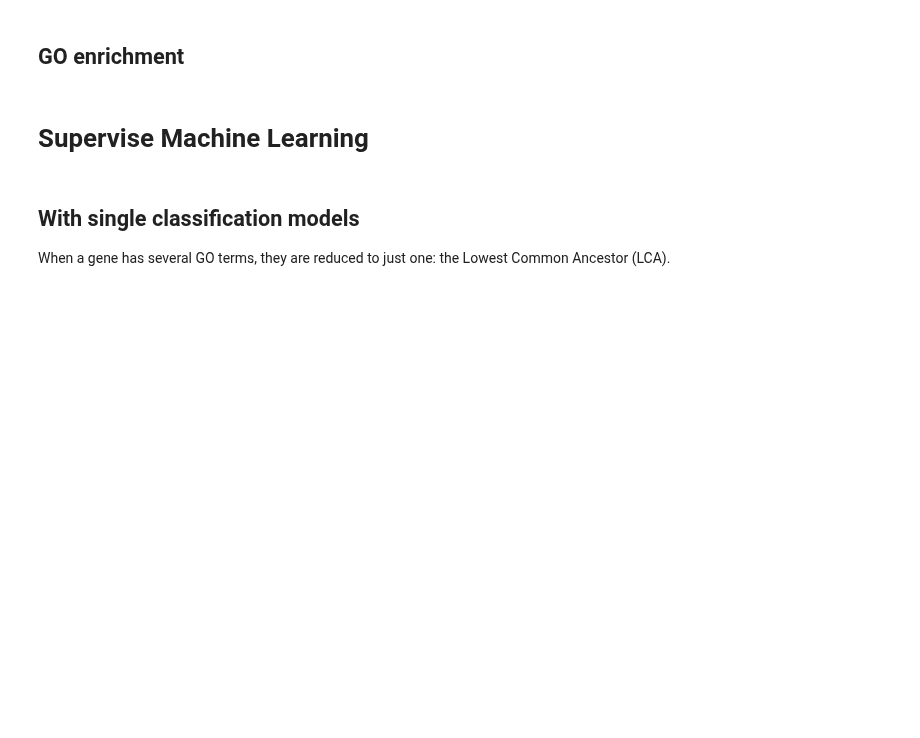
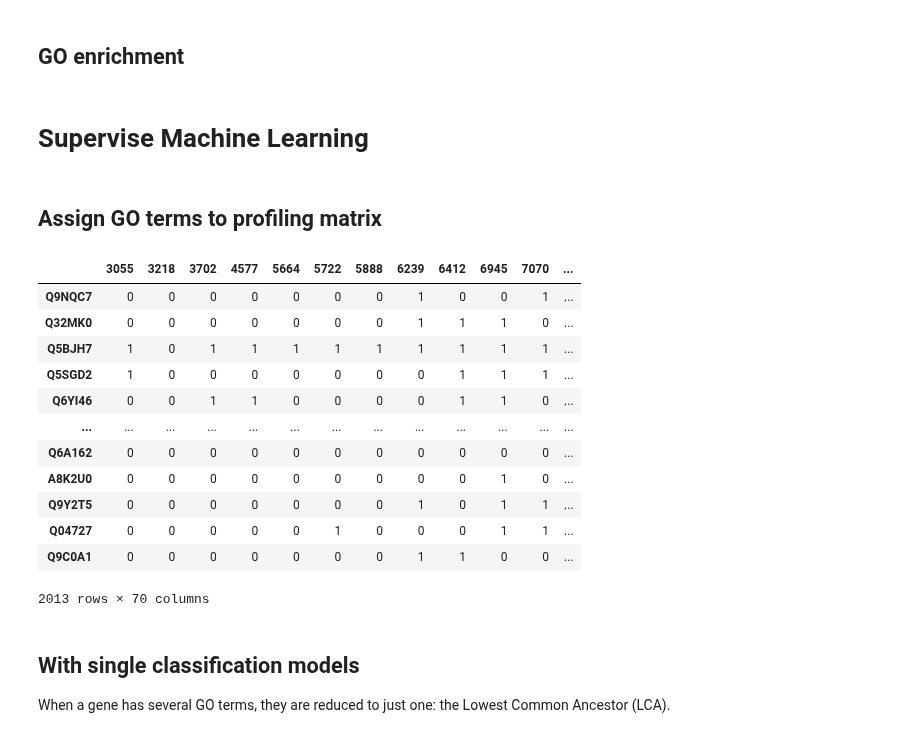
Before and after one commit to geovalexis/PP2GO, a Jupyter notebook: Methods.ipynb, the cells around one changed output. Saved outputs shown, nothing was run; the diff lists cells and outputs as text; code cells hidden in the pictures; blank space fills up the shorter version.

```diff
--- a/Methods.ipynb
+++ b/Methods.ipynb
@@ -561,7 +564,7 @@ human_orthologs_withGOids
 import pandas as pd
 import numpy as np
 
-human_orthologs = pd.read_csv("drive/MyDrive/TFG/human_orthologs_MtP-QfO2018.tsv", sep="\t", header=0, dtype={"human_gene": "string", "ortholog":"string", "ortholog_taxID":pd.Int64Dtype()})
+human_orthologs = pd.read_csv("drive/MyDrive/TFG/human_orthologs2taxIDs.tsv", sep="\t", header=0, dtype={"human_gene": "string", "ortholog":"string", "ortholog_taxID":pd.Int64Dtype()})
 sub2sp = pd.read_csv("drive/MyDrive/TFG/QFO_2018/subspecieID2specieID.tsv", sep="\t", header=0, dtype={"QfO_taxID":pd.Int64Dtype(), "specie_taxID": pd.Int64Dtype(), "species_name": "string"})
 
 # Clean and check
@@ -1024,6 +1027,34 @@ sns.clustermap(original_matrix,
 ## GO enrichment
 # %% [markdown]
 # Supervise Machine Learning
+# %% [markdown]
+## Assign GO terms to profiling matrix
+# %%
+import json
+import pandas as pd
+from sklearn.model_selection import train_test_split
+
+profiling_matrix_presence_abscense = getOrthologsPresenceMatrix()
+with open("drive/MyDrive/TFG/human_genes2GOtermIDs.json", "r") as input:
+    human_gene2GOterms = json.load(input)
+profiling_matrix_presence_abscense["GO_IDs"] = profiling_matrix_presence_abscense.index.map(lambda x: np.array(human_gene2GOterms.get(x)) if human_gene2GOterms.get(x) else pd.NA)
+training_dataset = profiling_matrix_presence_abscense.dropna(subset=["GO_IDs"])
+X_train, X_test, y_train, y_test = train_test_split(training_dataset.iloc[:, :-1], training_dataset.iloc[:, -1:], test_size=0.25)
+X_train
+# %% [output]
+|  | 3055 | 3218 | 3702 | 4577 | 5664 | 5722 | 5888 | 6239 | 6412 | 6945 | 7070 | ... |
+| Q9NQC7 | 0 | 0 | 0 | 0 | 0 | 0 | 0 | 1 | 0 | 0 | 1 | ... |
+| Q32MK0 | 0 | 0 | 0 | 0 | 0 | 0 | 0 | 1 | 1 | 1 | 0 | ... |
+| Q5BJH7 | 1 | 0 | 1 | 1 | 1 | 1 | 1 | 1 | 1 | 1 | 1 | ... |
+| Q5SGD2 | 1 | 0 | 0 | 0 | 0 | 0 | 0 | 0 | 1 | 1 | 1 | ... |
+| Q6YI46 | 0 | 0 | 1 | 1 | 0 | 0 | 0 | 0 | 1 | 1 | 0 | ... |
+| ... | ... | ... | ... | ... | ... | ... | ... | ... | ... | ... | ... | ... |
+| Q6A162 | 0 | 0 | 0 | 0 | 0 | 0 | 0 | 0 | 0 | 0 | 0 | ... |
+| A8K2U0 | 0 | 0 | 0 | 0 | 0 | 0 | 0 | 0 | 0 | 1 | 0 | ... |
+| Q9Y2T5 | 0 | 0 | 0 | 0 | 0 | 0 | 0 | 1 | 0 | 1 | 1 | ... |
+| Q04727 | 0 | 0 | 0 | 0 | 0 | 1 | 0 | 0 | 0 | 1 | 1 | ... |
+| Q9C0A1 | 0 | 0 | 0 | 0 | 0 | 0 | 0 | 1 | 1 | 0 | 0 | ... |
+2013 rows × 70 columns
 # %% [markdown]
 ## With single classification models
 
```
Also changed, not shown: parts of 9 cells of this notebook.
